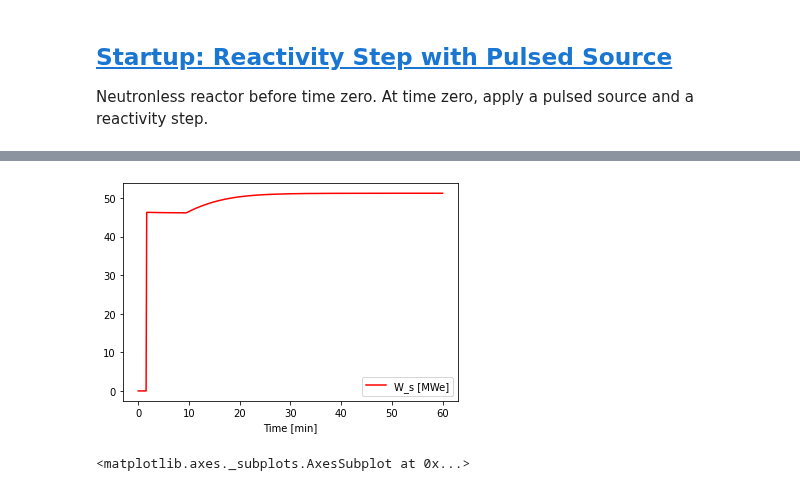
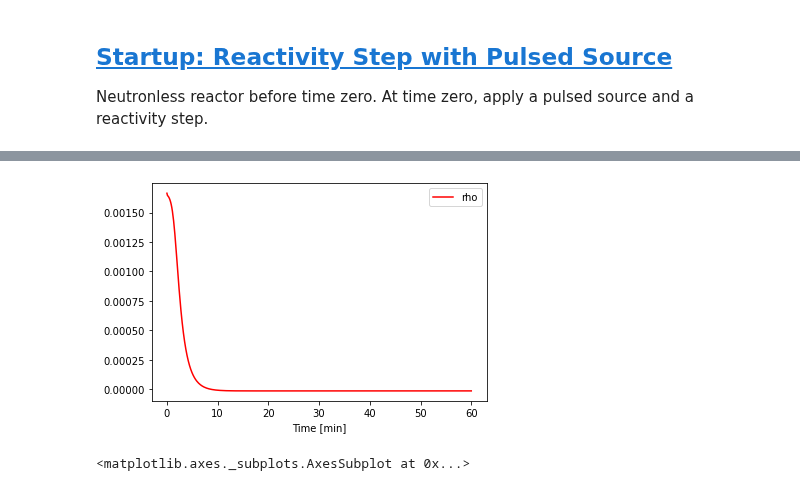
Before and after one commit to dpploy/engy-4390, a Jupyter notebook: projects/sm-pwr/project-report.ipynb, the cells around one changed output, grey strips where cells are left out. Cells and saved outputs as stored; diff of their text form; code cells hidden in the pictures.

```diff
--- a/projects/sm-pwr/project-report.ipynb
+++ b/projects/sm-pwr/project-report.ipynb
@@ -154,7 +154,6 @@ params['fuel_mat_mass_dens']   = 10.8 # g/cc
 #params['moderator_fuel_ratio'] = 387 # atomic number concentration ratio
 params['sigma_f_o']            = 586.2 * 100 * 1e-30 # m2
 params['temp_o']               =  20 + 273.15 # K
-params['temp_f_0'] = 20 + 273.15
 params['temp_c_ss_operation']  = 265 + 273.15# K desired ss operation temp of coolant
 params['thermal_neutron_velo'] = 2200 # m/s
 
@@ -482,29 +479,26 @@ d_tT_\text{in} = - \frac{1}{\tau_\text{hx}}\bigl(T_\text{in} - T^\text{(o)}\bigr
 # %%
 '''Steam generator module'''
 import iapws.iapws97 as steam_table
+
+
 def steam_generator_primary_outflow_temp(time, primary_inflow_temp, params):
-    '''
-    t_ss = primary_inflow_temp - m_dot_2*(h_out-h_in)/(m_dot_1*cp_primary*eta_sg)
 
-    if t_ss >= 0:
-        primary_outflow_temp = t_ss + math.exp(-time/params['tau_hx']) * (primary_inflow_temp-t_ss)
-    else:
-        primary_outflow_temp = primary_inflow_temp
-    '''
-    m_dot_1 = params['coolant_flowrate']
-    m_dot_2 = params['mdot_secondary']
+    m_dot_1 = params['coolant_flowrate']  #primary
+    m_dot_2 = params['mdot_secondary']  #secondary
     eta_sg = params['sg_efficiency']
-    t_ss = params['temp_inlet_ss']
-    t_0 = params['temp_c_0']
+    t_ss = params['temp_inlet_ss']  #primary
+    t_0 = params['temp_c_0']  #primary
 
     primary_outflow_temp = t_ss + math.exp(-time / params['tau_hx']) * (
         (t_0) - t_ss)  #relaxation
-
+    primary_pressure = 12.8  #MPa
     cp_primary = steam_table._Region1(
         (primary_outflow_temp + primary_inflow_temp) / 2,
-        12.8)["cp"]  #Cp of primary from avg inlet/outlet
+        primary_pressure)["cp"]  #Cp of primary from avg inlet/outlet
     q = m_dot_1 * (primary_inflow_temp -
                    primary_outflow_temp) * cp_primary  #heat lost to SG
+
+    #information for steam generation
     p_out_sg = 3.3977364 + math.exp(-time / params['tau_hx']) * (
         (3.5190841) - 3.3977364)
     h_1_sg = steam_table._Region1(148.89 + 273.15, 3.5190841)['h']
@@ -1048,10 +1048,10 @@ quant
 500 rows × 12 columns
 # %%
 import matplotlib.pyplot as plt
-quant.plot(kind='line',x='Time [min]',y='W_s [MWe]',color='red')
+quant.plot(kind='line',x='Time [min]',y='rho',color='red')
 plt.show()
 # %% [output]
-[figure, old version]
+[figure, new version]
 # %%
 quant.plot(x="Time [min]", y=["W_s [MWe]", "Q [MWt]"], kind="line")
 # %% [output]
```
Also changed, not shown: parts of 7 cells of this notebook.
